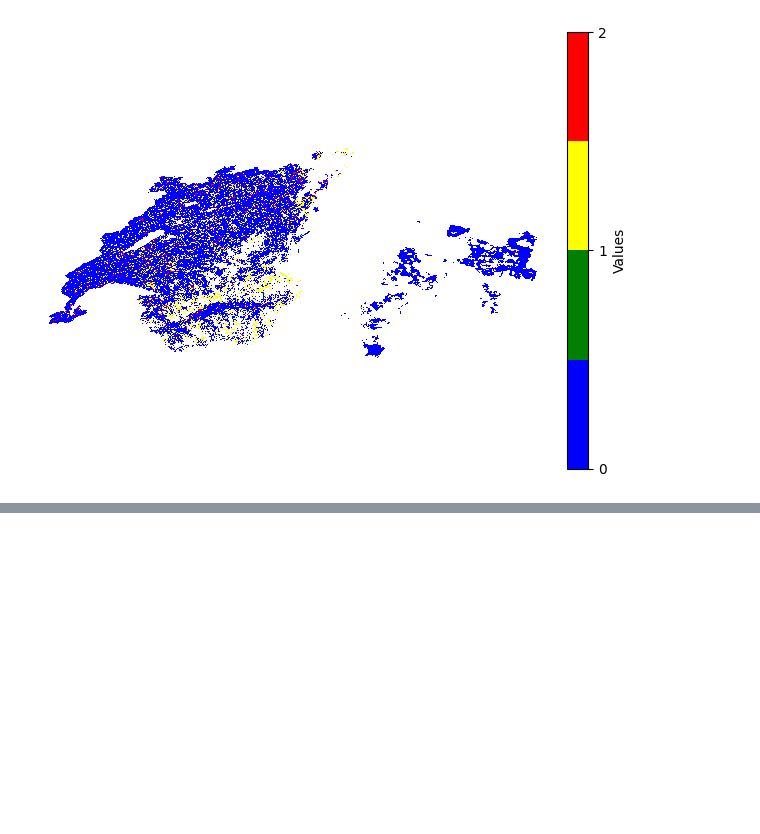
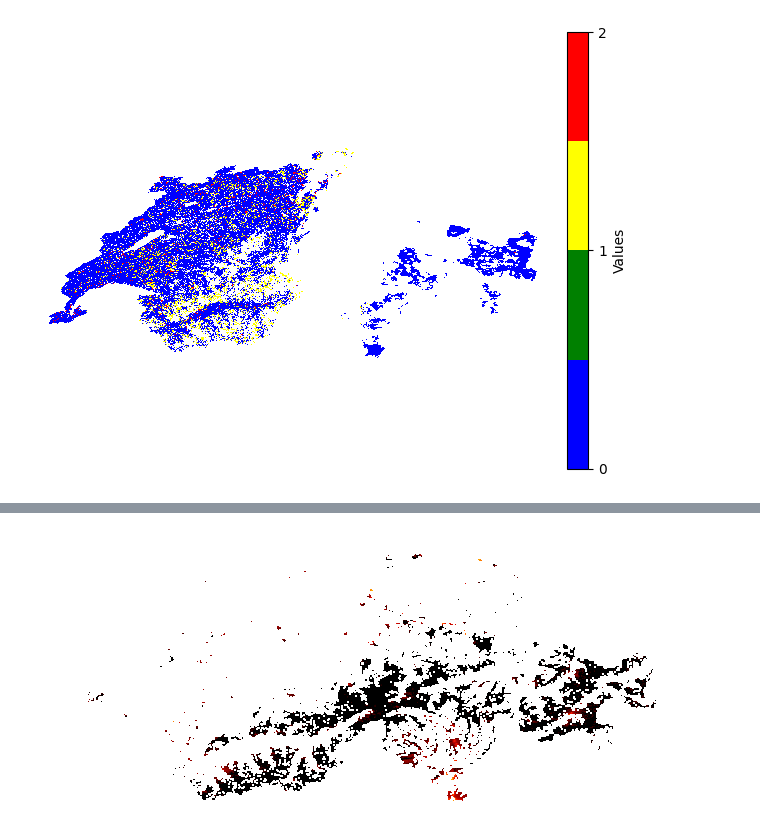
Before and after one commit to worldbank/blackmarblepy, a Jupyter notebook: examples/asses-quality.ipynb, the cells around one changed output, grey strips where cells are left out. Drawn from its saved outputs; the diff is of its cells as text; code cells hidden in the pictures; blank space fills up the shorter version.

```diff
--- a/examples/asses-quality.ipynb
+++ b/examples/asses-quality.ipynb
@@ -196,0 +328,14 @@ plt.tight_layout()
+# %%
+ntl_good_qual_r = bm_raster(roi = gdf,
+                             product_id = "VNP46A3",
+                             date = "2023-01-01",
+                             bearer = bearer,
+                             variable = "NearNadir_Composite_Snow_Free",
+                             quality_flag_rm = [1, 255])
+# %%
+r_np = np.log(ntl_good_qual_r.read(1)+1)
+plt.imshow(r_np, cmap=cc.cm.fire)
+plt.axis("off")
+plt.tight_layout()
+# %% [output]
+[figure, added]
```
Also changed, not shown: parts of 26 cells of this notebook, 4 other files.
